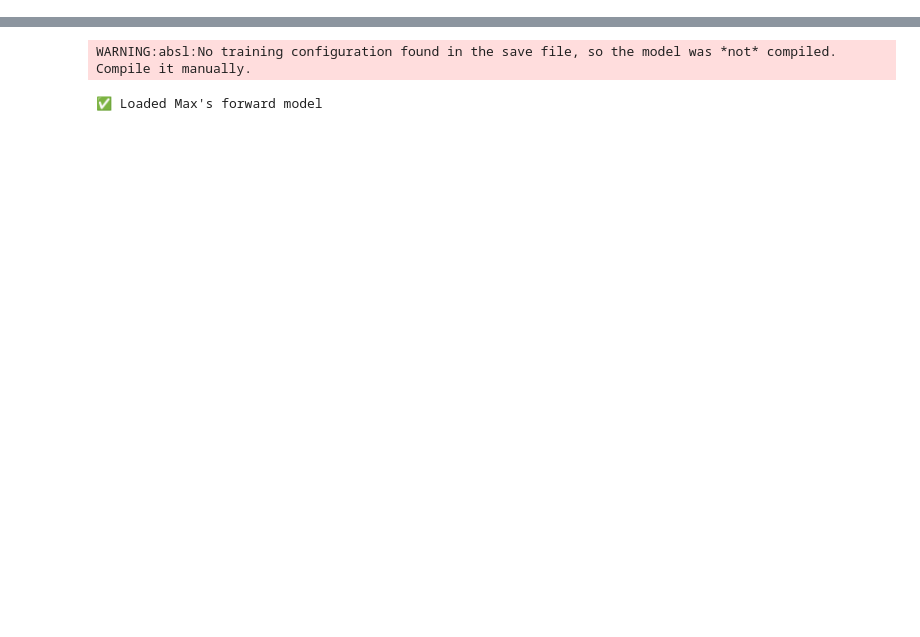
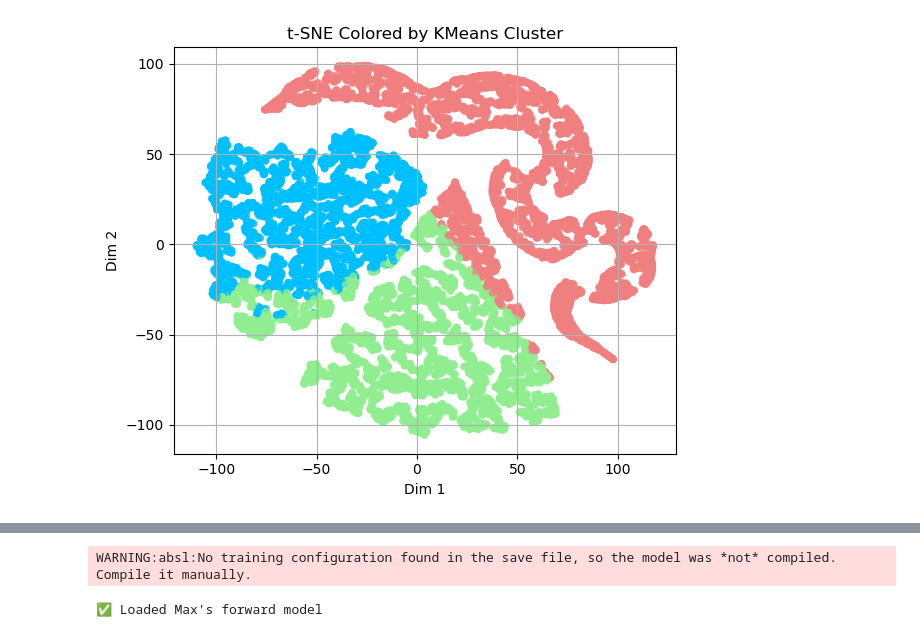
Before and after one commit to ellielin23/inverse_design_spinodoids, a Jupyter notebook: spinodoid_cvae/evaluate.ipynb, the cells around one changed output, grey strips where cells are left out. Drawn from its saved outputs; the diff is of its cells as text; code cells hidden in the pictures; blank space fills up the shorter version.

```diff
--- a/spinodoid_cvae/evaluate.ipynb
+++ b/spinodoid_cvae/evaluate.ipynb
@@ -114,0 +163,26 @@ Bandwidth 20.0: Found 8 peak(s)
+# %%
+from sklearn.cluster import KMeans
+
+# === cluster latent vectors ===
+n_clusters = 3  # adjust this if needed
+kmeans = KMeans(n_clusters=n_clusters, random_state=SEED)
+cluster_labels = kmeans.fit_predict(Z_mu)
+
+
+# define a list of RGB or named colors
+cluster_colors = ['deepskyblue', 'lightcoral', 'lightgreen']  # One for each cluster
+
+# map each point’s cluster label to its color
+colors = [cluster_colors[label] for label in cluster_labels]
+
+# plot with custom colors
+plt.figure(figsize=(6, 5))
+plt.scatter(Z_2D[:, 0], Z_2D[:, 1], c=colors, s=20, alpha=0.7)
+plt.title("t-SNE Colored by KMeans Cluster")
+plt.xlabel("Dim 1")
+plt.ylabel("Dim 2")
+plt.grid(True)
+plt.tight_layout()
+plt.show()
+# %% [output]
+[figure, added]
```
Also changed, not shown: parts of 15 cells of this notebook.
